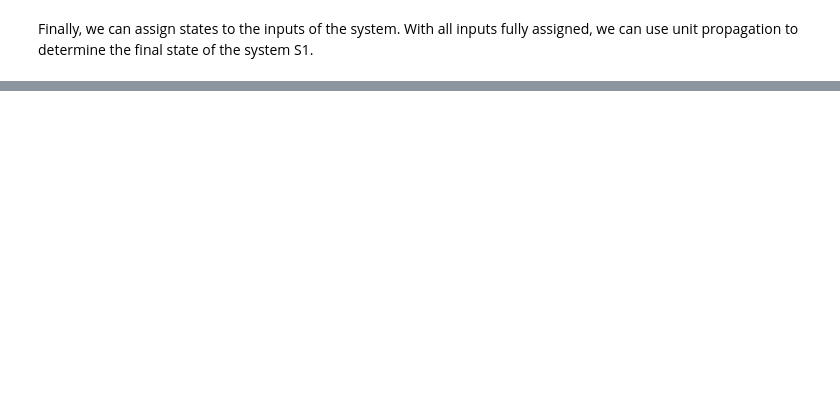
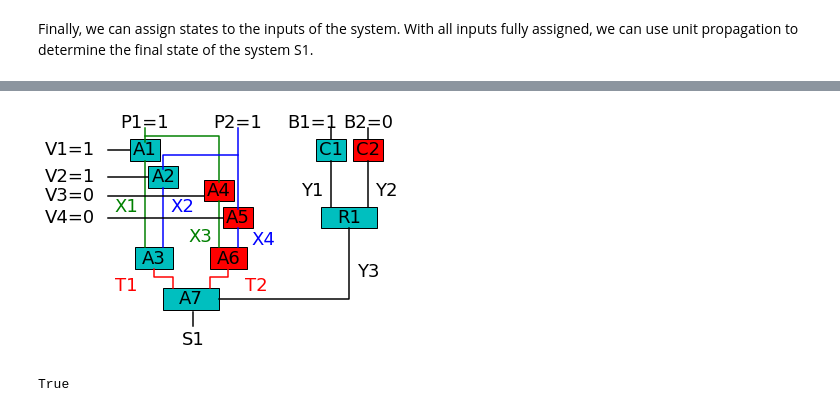
Before and after one commit to courtin/16-413-Project, a Jupyter notebook: main.ipynb, the cells around one changed output, grey strips where cells are left out. Drawn from its saved outputs; the diff is of its cells as text; code cells hidden in the pictures; blank space fills up the shorter version.

Commit message:
Added spaceship data structure, conflict checking, and plotting

```diff
--- a/main.ipynb
+++ b/main.ipynb
@@ -179,5 +231,4 @@ def unit_propagation(s):
     return clauses, true_exp
 
 s = "(A1 ==> (X1 <=>(P1&V1)))&P1&~V1&A1"
-s = "( ( X ) & ( Y | Z ) & ( Y | ~Z ) )&X&~Z&~Y"
 print(unit_propagation(s))
@@ -360,10 +457,10 @@ components = []
 components.append("A1")
 components.append("A2")
 components.append("A3")
-components.append("~A4")
-components.append("~A5")
-components.append("~A6")
-components.append("~A7")
+components.append("A4")
+components.append("A5")
+components.append("A6")
+components.append("A7")
 components.append("R1")
 components.append("C1")
 components.append("C2")
@@ -381,6 +478,5 @@ def check_conflicts(inputs,components,observations, system):
             return True
 
     return False
-
 conflicts = check_conflicts(inputs,components,observations, system)
 print("Checking to see if we can find a model, we have determined the presence of conflicts is.. " + str(conflicts))
@@ -546,0 +724,29 @@ plot_spaceship()
+# %%
+def parse_input(a,s):
+    to_change = []
+    cmps = a.split(',')
+    for c in cmps:
+        if c in s.components:
+            to_change.append(c)
+    return to_change
+# %%
+s = Spaceship()
+s.initialize()
+s.all_unknown()
+obs = "~S1"
+s.update_colors()
+s.plot_spaceship()
+print("Input the components to check for conflict, separated by commas")
+a = input()
+cmps = parse_input(a,s)
+for c in cmps:
+    s.change_component(c,True)
+clear_output()
+s.plot_spaceship()
+s.check_conflicts(obs)
+#print(s.components)
+
+#print(a)
+# %% [output]
+[figure, added]
+True
```
Also changed, not shown: parts of 23 cells of this notebook, 1 other file.
